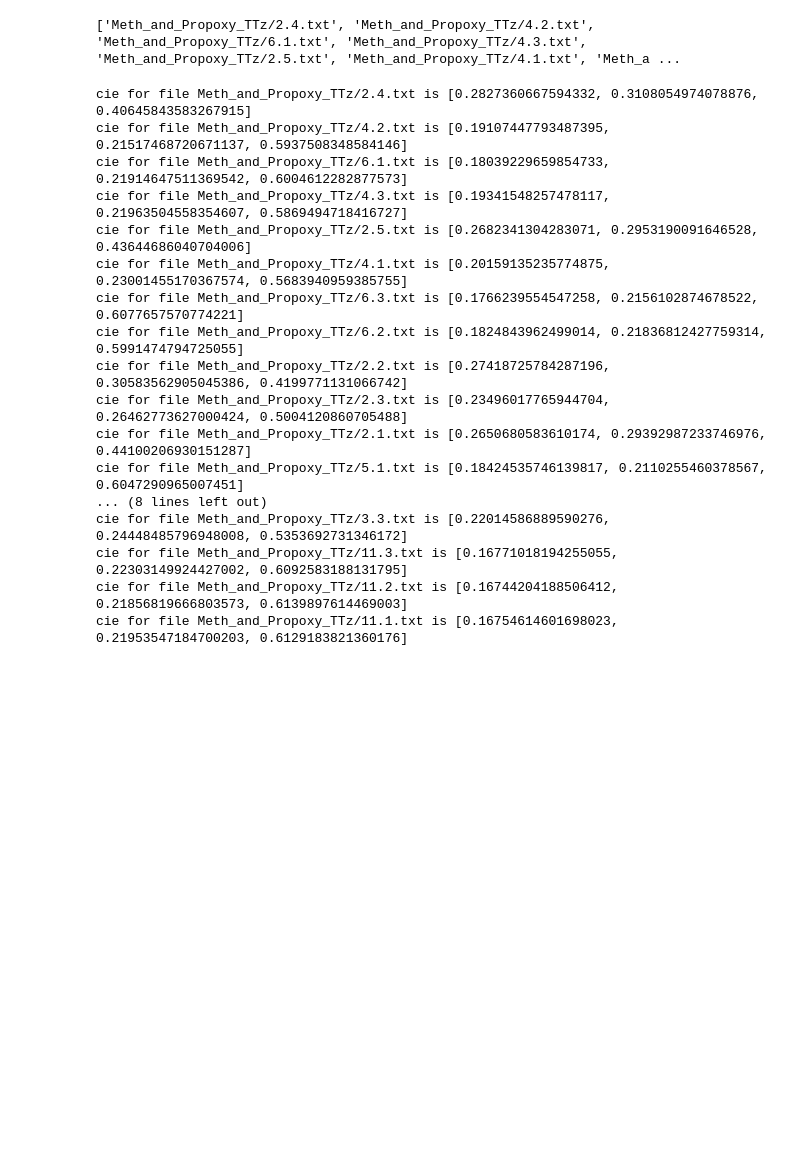
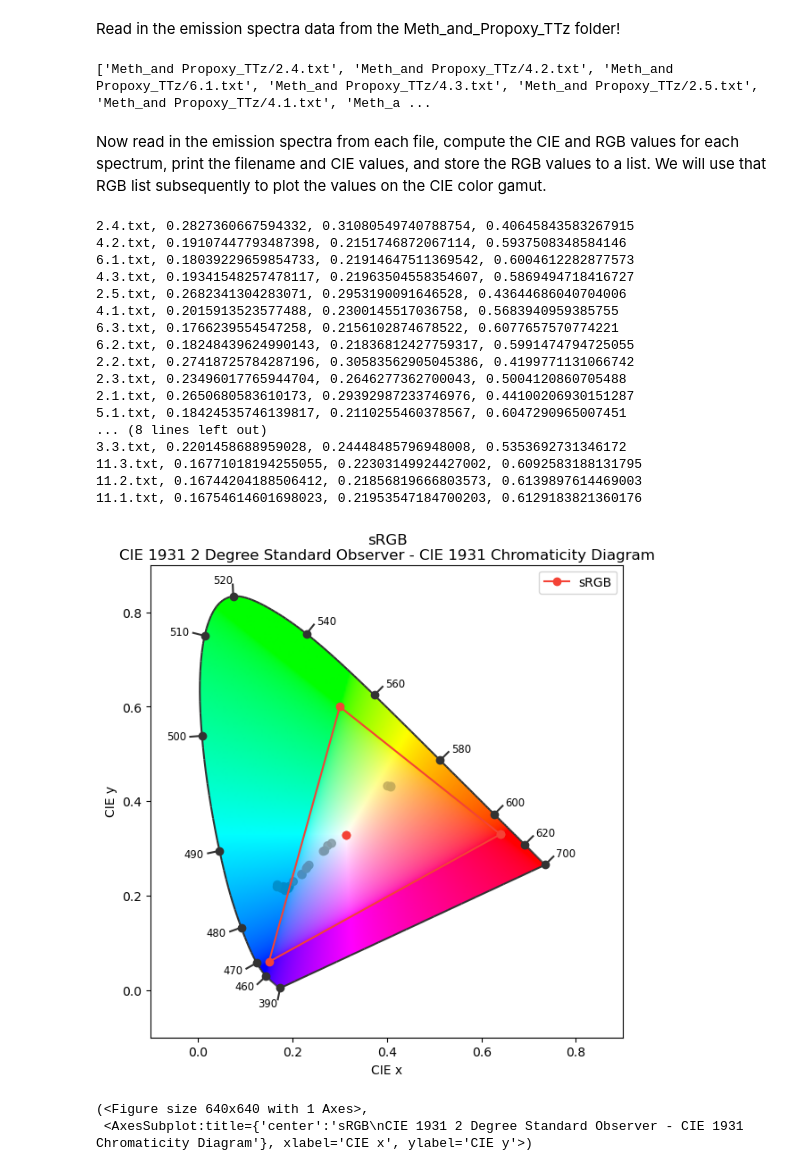
Before and after one commit to FoleyLab/wptherml, a Jupyter notebook: examples/Meth_and_Proppxy_TTz.ipynb, the cells around one changed output. Cells and saved outputs as stored; diff of their text form; code cells hidden in the pictures; blank space fills up the shorter version.

Commit message:
updated folder names

```diff
--- a/examples/Meth_and_Proppxy_TTz.ipynb
+++ b/examples/Meth_and_Proppxy_TTz.ipynb
@@ -181,37 +26,49 @@ import glob
+# %% [markdown]
+Read in the emission spectra data from the Meth_and_Propoxy_TTz folder!
 # %%
-file_location = os.path.join('Meth_and_Propoxy_TTz','*.txt')
+file_location = os.path.join('Meth_and Propoxy_TTz','*.txt')
 filenames = glob.glob(file_location)
 print(filenames)
 # %% [output]
-['Meth_and_Propoxy_TTz/2.4.txt', 'Meth_and_Propoxy_TTz/4.2.txt', 'Meth_and_Propoxy_TTz/6.1.txt', 'Meth_and_Propoxy_TTz/4.3.txt', 'Meth_and_Propoxy_TTz/2.5.txt', 'Meth_and_Propoxy_TTz/4.1.txt', 'Meth_a ...
+['Meth_and Propoxy_TTz/2.4.txt', 'Meth_and Propoxy_TTz/4.2.txt', 'Meth_and Propoxy_TTz/6.1.txt', 'Meth_and Propoxy_TTz/4.3.txt', 'Meth_and Propoxy_TTz/2.5.txt', 'Meth_and Propoxy_TTz/4.1.txt', 'Meth_a ...
+# %% [markdown]
+Now read in the emission spectra from each file, compute the CIE and RGB values for each spectrum, print
+the filename and CIE values, and store the RGB values to a list.  We will use that RGB list subsequently to plot the values on the CIE color gamut.
 # %%
+
+rgb_list = []
 for file in filenames:
     data = np.loadtxt(file)
     emission_spline = interpolate.interp1d(data[:,0], data[:,1])
     emission_prediction = emission_spline(w.wavelength_array * 1e9)
     cie = w.compute_cie(emission_prediction)
-    print(F"cie for file {file} is {cie}")
-# data[:,0] -> wavelengths in nm
-# data[:,1] -> emission intensity
-#print(data)
+    rgb = w.compute_rgb(emission_prediction)
+    rgb_list.append(rgb)
+    print(F"{file[21:]}, {cie[0]}, {cie[1]}, {cie[2]}")
 # %% [output]
-cie for file Meth_and_Propoxy_TTz/2.4.txt is [0.2827360667594332, 0.3108054974078876, 0.40645843583267915]
-cie for file Meth_and_Propoxy_TTz/4.2.txt is [0.19107447793487395, 0.21517468720671137, 0.5937508348584146]
-cie for file Meth_and_Propoxy_TTz/6.1.txt is [0.18039229659854733, 0.21914647511369542, 0.6004612282877573]
-cie for file Meth_and_Propoxy_TTz/4.3.txt is [0.19341548257478117, 0.21963504558354607, 0.5869494718416727]
-cie for file Meth_and_Propoxy_TTz/2.5.txt is [0.2682341304283071, 0.2953190091646528, 0.43644686040704006]
-cie for file Meth_and_Propoxy_TTz/4.1.txt is [0.20159135235774875, 0.23001455170367574, 0.5683940959385755]
-cie for file Meth_and_Propoxy_TTz/6.3.txt is [0.1766239554547258, 0.2156102874678522, 0.6077657570774221]
-cie for file Meth_and_Propoxy_TTz/6.2.txt is [0.1824843962499014, 0.21836812427759314, 0.5991474794725055]
-cie for file Meth_and_Propoxy_TTz/2.2.txt is [0.27418725784287196, 0.30583562905045386, 0.4199771131066742]
-cie for file Meth_and_Propoxy_TTz/2.3.txt is [0.23496017765944704, 0.26462773627000424, 0.5004120860705488]
-cie for file Meth_and_Propoxy_TTz/2.1.txt is [0.2650680583610174, 0.29392987233746976, 0.44100206930151287]
-cie for file Meth_and_Propoxy_TTz/5.1.txt is [0.18424535746139817, 0.2110255460378567, 0.6047290965007451]
+2.4.txt, 0.2827360667594332, 0.31080549740788754, 0.40645843583267915
+4.2.txt, 0.19107447793487398, 0.2151746872067114, 0.5937508348584146
+6.1.txt, 0.18039229659854733, 0.21914647511369542, 0.6004612282877573
+4.3.txt, 0.19341548257478117, 0.21963504558354607, 0.5869494718416727
+2.5.txt, 0.2682341304283071, 0.2953190091646528, 0.43644686040704006
+4.1.txt, 0.2015913523577488, 0.2300145517036758, 0.5683940959385755
+6.3.txt, 0.1766239554547258, 0.2156102874678522, 0.6077657570774221
+6.2.txt, 0.18248439624990143, 0.21836812427759317, 0.5991474794725055
+2.2.txt, 0.27418725784287196, 0.30583562905045386, 0.4199771131066742
+2.3.txt, 0.23496017765944704, 0.2646277362700043, 0.5004120860705488
+2.1.txt, 0.2650680583610173, 0.29392987233746976, 0.44100206930151287
+5.1.txt, 0.18424535746139817, 0.2110255460378567, 0.6047290965007451
 ... (8 lines left out)
-cie for file Meth_and_Propoxy_TTz/3.3.txt is [0.22014586889590276, 0.24448485796948008, 0.5353692731346172]
-cie for file Meth_and_Propoxy_TTz/11.3.txt is [0.16771018194255055, 0.22303149924427002, 0.6092583188131795]
-cie for file Meth_and_Propoxy_TTz/11.2.txt is [0.16744204188506412, 0.21856819666803573, 0.6139897614469003]
-cie for file Meth_and_Propoxy_TTz/11.1.txt is [0.16754614601698023, 0.21953547184700203, 0.6129183821360176]
+3.3.txt, 0.2201458688959028, 0.24448485796948008, 0.5353692731346172
+11.3.txt, 0.16771018194255055, 0.22303149924427002, 0.6092583188131795
+11.2.txt, 0.16744204188506412, 0.21856819666803573, 0.6139897614469003
+11.1.txt, 0.16754614601698023, 0.21953547184700203, 0.6129183821360176
+# %%
+plot_RGB_chromaticities_in_chromaticity_diagram_CIE1931(rgb_list, c='black')
+# %% [output]
+[figure, added]
+(<Figure size 640x640 with 1 Axes>,
+ <AxesSubplot:title={'center':'sRGB\nCIE 1931 2 Degree Standard Observer - CIE 1931 Chromaticity Diagram'}, xlabel='CIE x', ylabel='CIE y'>)
 # %%
 plt.plot(data[:,0], data[:,1], label="Abhishek's Emission")
 plt.plot(w.wavelength_array * 1e9, emission_prediction, label="prediction")
```
Also changed, not shown: parts of 17 cells of this notebook, 24 other files.
